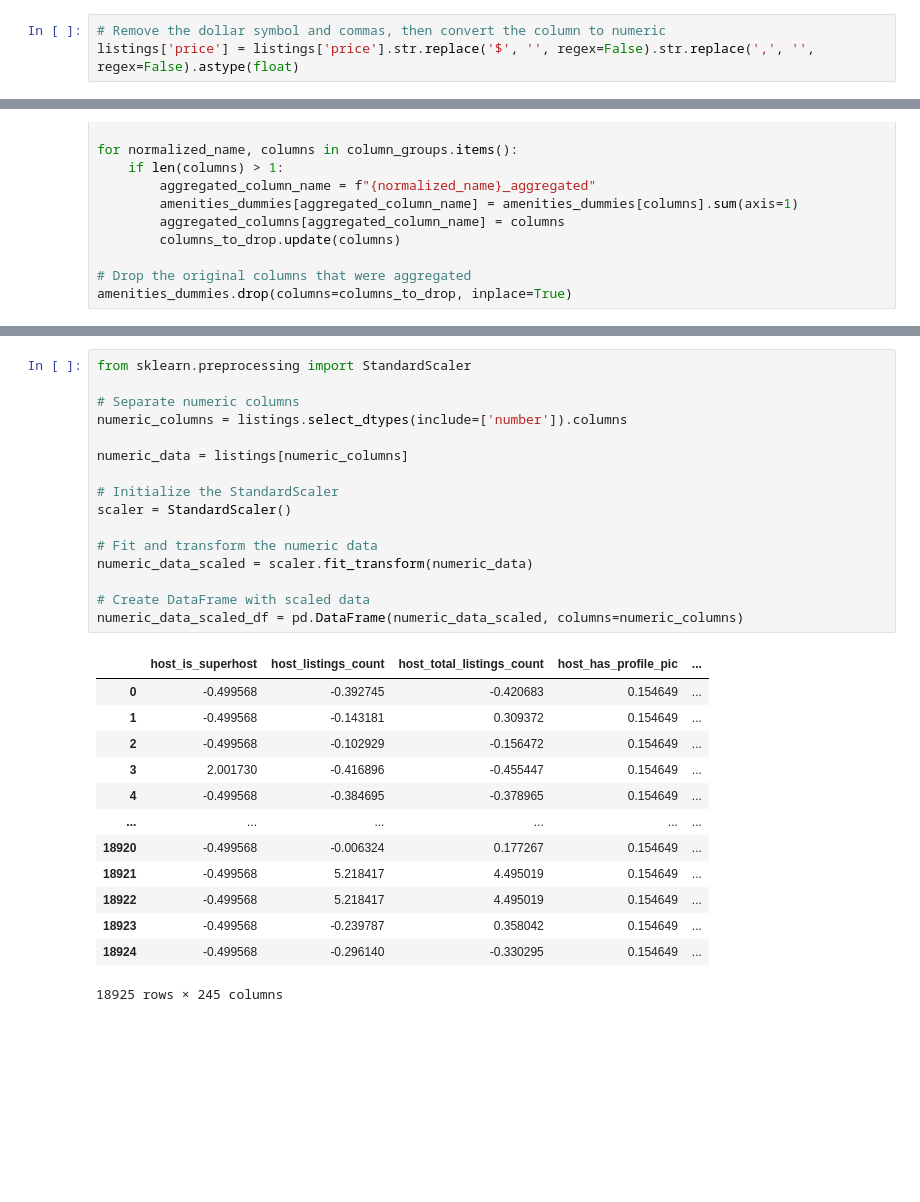
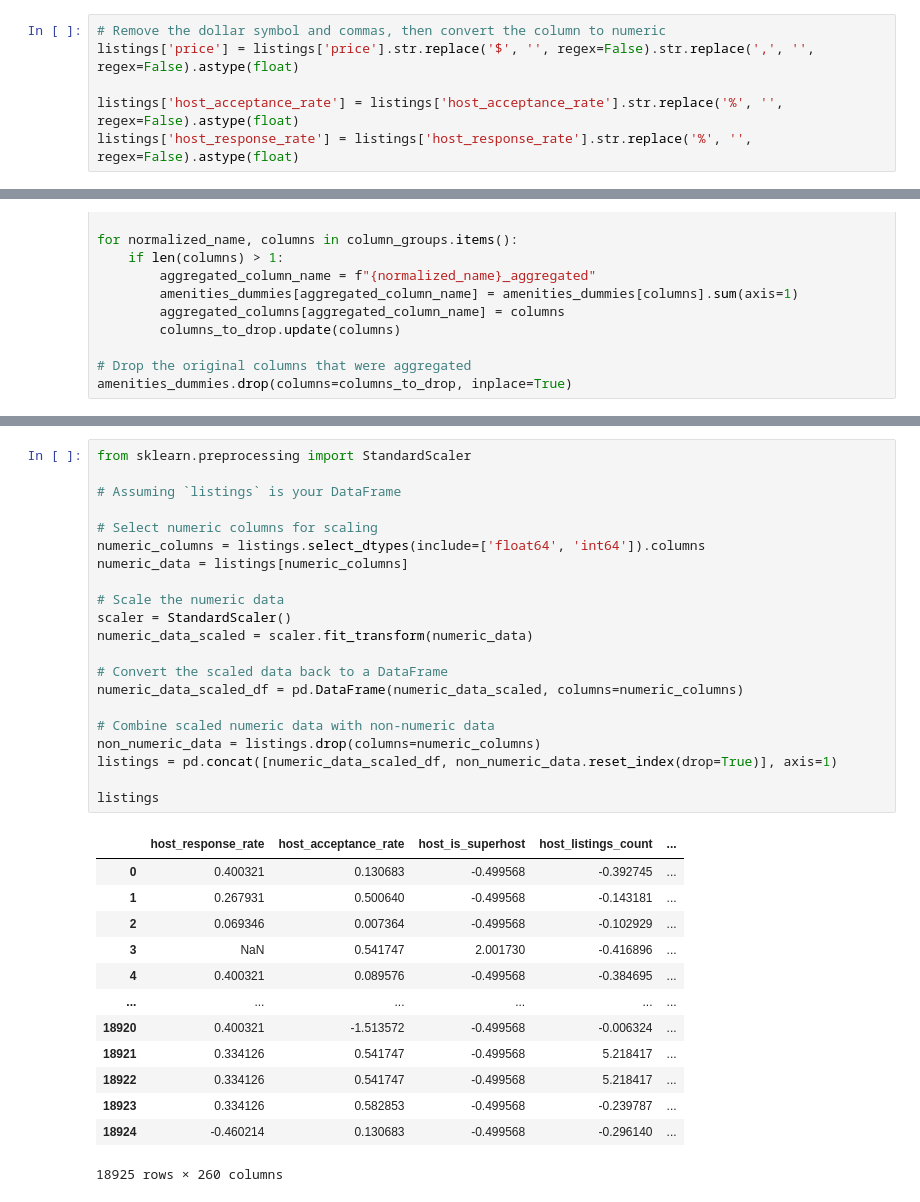
Before and after one commit to christianp12/Data-Driven-Exploration-of-Airbnb-Listings-Price, a Jupyter notebook: AirBnb Price Prediction.ipynb, the cells around one changed output, grey strips where cells are left out. Saved outputs shown, nothing was run; the diff lists cells and outputs as text; blank space fills up the shorter version.

Commit message:
combined normalized and categorical columns

```diff
--- a/AirBnb Price Prediction.ipynb
+++ b/AirBnb Price Prediction.ipynb
@@ -35,6 +35,9 @@ listings['has_availability'] = listings['has_availability'].replace({'t': 1, 'f'
 # %%
 # Remove the dollar symbol and commas, then convert the column to numeric
 listings['price'] = listings['price'].str.replace('$', '', regex=False).str.replace(',', '', regex=False).astype(float)
+
+listings['host_acceptance_rate'] = listings['host_acceptance_rate'].str.replace('%', '', regex=False).astype(float)
+listings['host_response_rate'] = listings['host_response_rate'].str.replace('%', '', regex=False).astype(float)
 # %%
 # Split the 'amenities' column into individual amenities
 listings['amenities'] = listings['amenities'].str.split(', ')
@@ -739,30 +728,35 @@ listings
 # %%
 from sklearn.preprocessing import StandardScaler
 
-# Separate numeric columns
-numeric_columns = listings.select_dtypes(include=['number']).columns
+# Assuming `listings` is your DataFrame
 
+# Select numeric columns for scaling
+numeric_columns = listings.select_dtypes(include=['float64', 'int64']).columns
 numeric_data = listings[numeric_columns]
 
-# Initialize the StandardScaler
+# Scale the numeric data
 scaler = StandardScaler()
-
-# Fit and transform the numeric data
 numeric_data_scaled = scaler.fit_transform(numeric_data)
 
-# Create DataFrame with scaled data
+# Convert the scaled data back to a DataFrame
 numeric_data_scaled_df = pd.DataFrame(numeric_data_scaled, columns=numeric_columns)
+
+# Combine scaled numeric data with non-numeric data
+non_numeric_data = listings.drop(columns=numeric_columns)
+listings = pd.concat([numeric_data_scaled_df, non_numeric_data.reset_index(drop=True)], axis=1)
+
+listings
 # %% [output]
-|  | host_is_superhost | host_listings_count | host_total_listings_count | host_has_profile_pic | ... |
-| 0 | -0.499568 | -0.392745 | -0.420683 | 0.154649 | ... |
-| 1 | -0.499568 | -0.143181 | 0.309372 | 0.154649 | ... |
-| 2 | -0.499568 | -0.102929 | -0.156472 | 0.154649 | ... |
-| 3 | 2.001730 | -0.416896 | -0.455447 | 0.154649 | ... |
-| 4 | -0.499568 | -0.384695 | -0.378965 | 0.154649 | ... |
+|  | host_response_rate | host_acceptance_rate | host_is_superhost | host_listings_count | ... |
+| 0 | 0.400321 | 0.130683 | -0.499568 | -0.392745 | ... |
+| 1 | 0.267931 | 0.500640 | -0.499568 | -0.143181 | ... |
+| 2 | 0.069346 | 0.007364 | -0.499568 | -0.102929 | ... |
+| 3 | NaN | 0.541747 | 2.001730 | -0.416896 | ... |
+| 4 | 0.400321 | 0.089576 | -0.499568 | -0.384695 | ... |
 | ... | ... | ... | ... | ... | ... |
-| 18920 | -0.499568 | -0.006324 | 0.177267 | 0.154649 | ... |
-| 18921 | -0.499568 | 5.218417 | 4.495019 | 0.154649 | ... |
-| 18922 | -0.499568 | 5.218417 | 4.495019 | 0.154649 | ... |
-| 18923 | -0.499568 | -0.239787 | 0.358042 | 0.154649 | ... |
-| 18924 | -0.499568 | -0.296140 | -0.330295 | 0.154649 | ... |
+| 18920 | 0.400321 | -1.513572 | -0.499568 | -0.006324 | ... |
+| 18921 | 0.334126 | 0.541747 | -0.499568 | 5.218417 | ... |
+| 18922 | 0.334126 | 0.541747 | -0.499568 | 5.218417 | ... |
+| 18923 | 0.334126 | 0.582853 | -0.499568 | -0.239787 | ... |
+| 18924 | -0.460214 | 0.130683 | -0.499568 | -0.296140 | ... |
-18925 rows × 245 columns
+18925 rows × 260 columns
```
Also changed, not shown: parts of 2 cells of this notebook.
